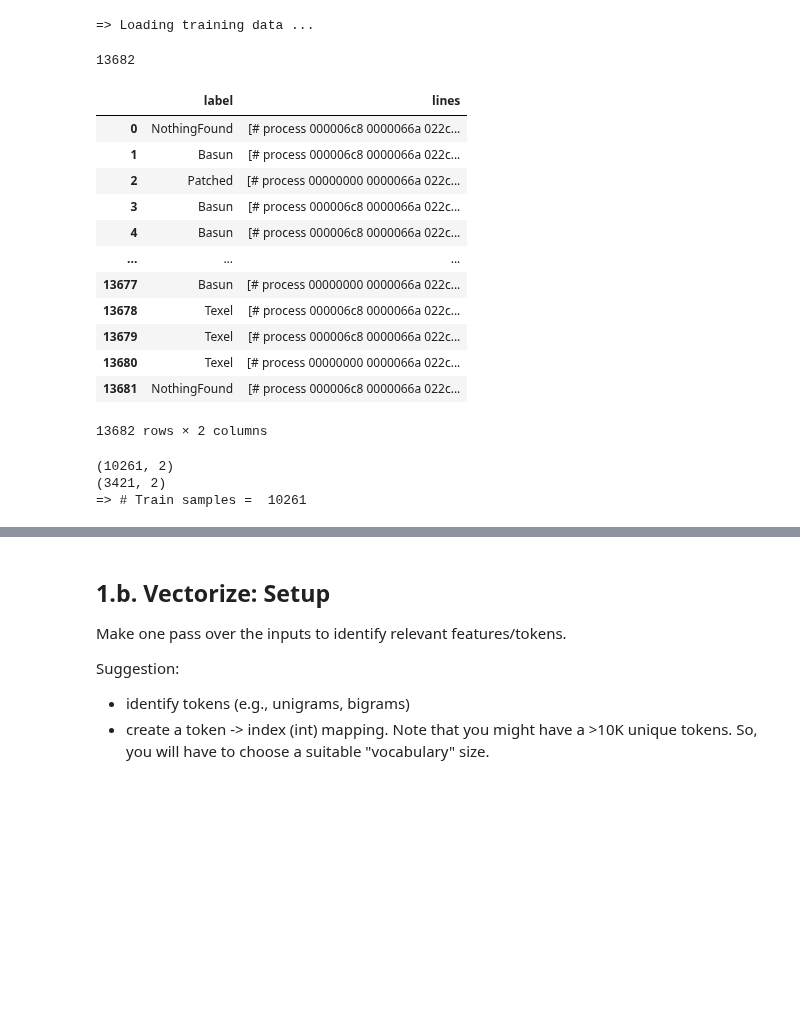
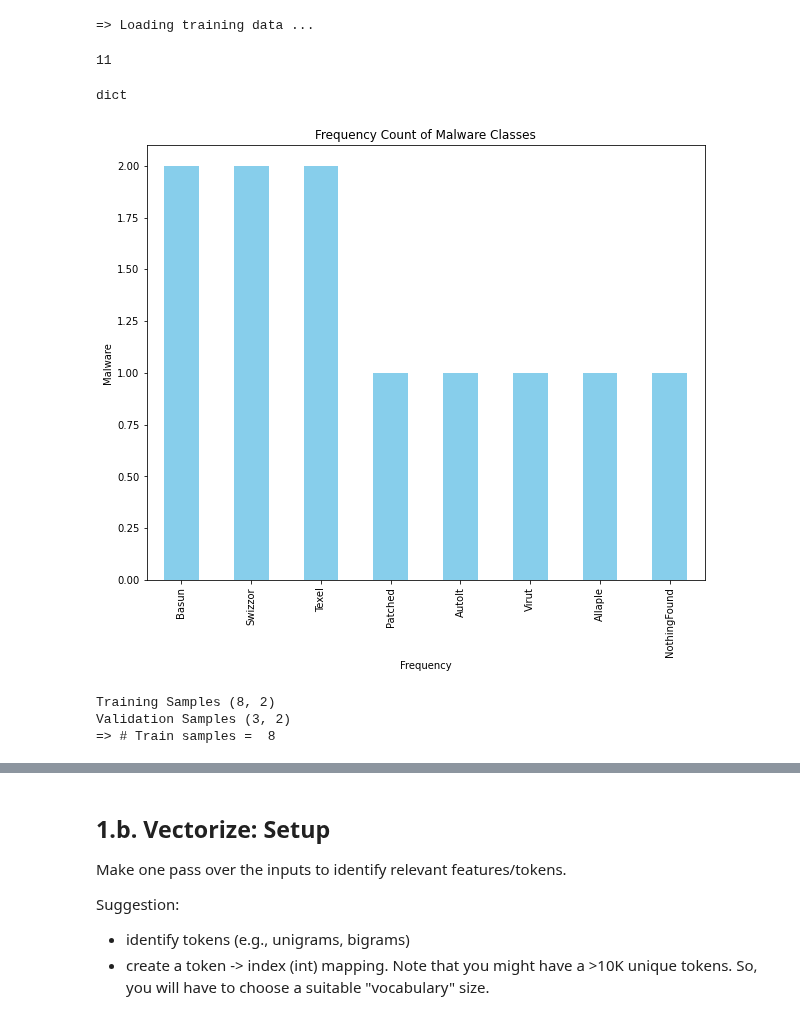
Before and after one commit to shahrukhx01/adversarial-ml-101, a Jupyter notebook: assignment3/mahnoor/mahnoor_notebook.ipynb, the cells around one changed output, grey strips where cells are left out. Cells and saved outputs as stored; diff of their text form; code cells hidden in the pictures; blank space fills up the shorter version.

```diff
--- a/assignment3/mahnoor/mahnoor_notebook.ipynb
+++ b/assignment3/mahnoor/mahnoor_notebook.ipynb
@@ -200,31 +205,35 @@ Consequently, you will primarily tackle two challenges in this project:
 def load_content(filepath):
     '''Given a filepath, returns (content, classname), where content = [list of lines in file]'''
     lines = open(filepath,'r').readlines()
-    lines = [row for row in lines]
-    # lines = [row for row in lines if not '#' in row]
+    string1 = ""
+    for row in lines:
+        if not '#' in row:
+            row = row.replace(' |',' ').strip(' \n')
+            string1=string1+row
     label = str.split(filepath,'.')[-1]
-    #     set_of_activities = dict(zip(appliance_name, records))
-    return label, lines
+    return label, string1
 
 
 def load_data(data_path, nworkers=10):
     '''Returns each data sample as a tuple (x, y), x = sequence of strings (i.e., syscalls), y = malware program class'''
     raw_data_samples = []
     keys = []
-    records = []
+    records=[]
     all_files = glob.glob(str(data_path) + '/*')
-    for data_path in all_files:
-        key, data = load_content(data_path)
-        keys.append(key)
-        records.append(data)
+    pool = Pool(processes=4)
+    for file in all_files:
+        # labels, lines = pool.map(load_content, (file))
+        labels, lines = load_content(file)
+        keys.append(labels)
+        records.append(lines)
     raw_data_samples = {'label': keys, 'lines': records  }
     return raw_data_samples
 # %%
 print('=> Loading training data ... ')
-train_raw_samples = load_data(Path('./data/train'))
+train_raw_samples = load_data(Path('./data/sample'))
 # %% [output]
 => Loading training data ...
 # %%
 len(train_raw_samples['label'])
 # %% [output]
-13682
+11
@@ -231,17 +242,15 @@ len(train_raw_samples['label'])
+# %%
+type(train_raw_samples)
+# %% [output]
+dict
+# %%
+def plot_classification(dff, classes):
+    data[classes].value_counts().plot(kind='bar', color= 'skyblue')
+    plt.xlabel('Frequency')
+    plt.ylabel('Malware')
+    plt.title("Frequency Count of Malware Classes")
 # %%
 data = pd.DataFrame(train_raw_samples)
-data
+plot_classification(data, classes='label')
 # %% [output]
-|  | label | lines |
-| 0 | NothingFound | [# process 000006c8 0000066a 022c... |
-| 1 | Basun | [# process 000006c8 0000066a 022c... |
-| 2 | Patched | [# process 00000000 0000066a 022c... |
-| 3 | Basun | [# process 000006c8 0000066a 022c... |
-| 4 | Basun | [# process 000006c8 0000066a 022c... |
-| ... | ... | ... |
-| 13677 | Basun | [# process 00000000 0000066a 022c... |
-| 13678 | Texel | [# process 000006c8 0000066a 022c... |
-| 13679 | Texel | [# process 000006c8 0000066a 022c... |
-| 13680 | Texel | [# process 00000000 0000066a 022c... |
-| 13681 | NothingFound | [# process 000006c8 0000066a 022c... |
-13682 rows × 2 columns
+[figure, added]
@@ -250,11 +271,10 @@ project_mode = 'trainval'    # trainval, traintest, debug
 np.random.seed(123)          # To perform the same split across multiple runs
 
 if project_mode == 'trainval':
-    train_size = 0.75
-    validate_size = 0.25
-    train_samples, validate_samples = train_test_split(data, test_size = validate_size)
-    print(train_samples.shape)
-    print(validate_samples.shape)
+    train_samples, validate_samples = split_dataset(train_raw_samples, validate_size = 0.25)
+    print(f'Training Samples {train_samples.shape}')
+    print(f'Validation Samples {validate_samples.shape}')
+
 elif project_mode == 'traintest':
     test_samples = load_data(Path('./data/test'))
 
@@ -264,10 +284,9 @@ elif project_mode == 'debug':
 else:
     raise ValueError('Unrecognized mode')
 
-# print('=> # Train samples = ', len(train_raw_samples))
 print('=> # Train samples = ', len(train_samples))
 # print('=> # Test samples = ', len(test_samples))
 # %% [output]
-(10261, 2)
-(3421, 2)
-=> # Train samples =  10261
+Training Samples (8, 2)
+Validation Samples (3, 2)
+=> # Train samples =  8
```
Also changed, not shown: parts of 16 cells of this notebook.
